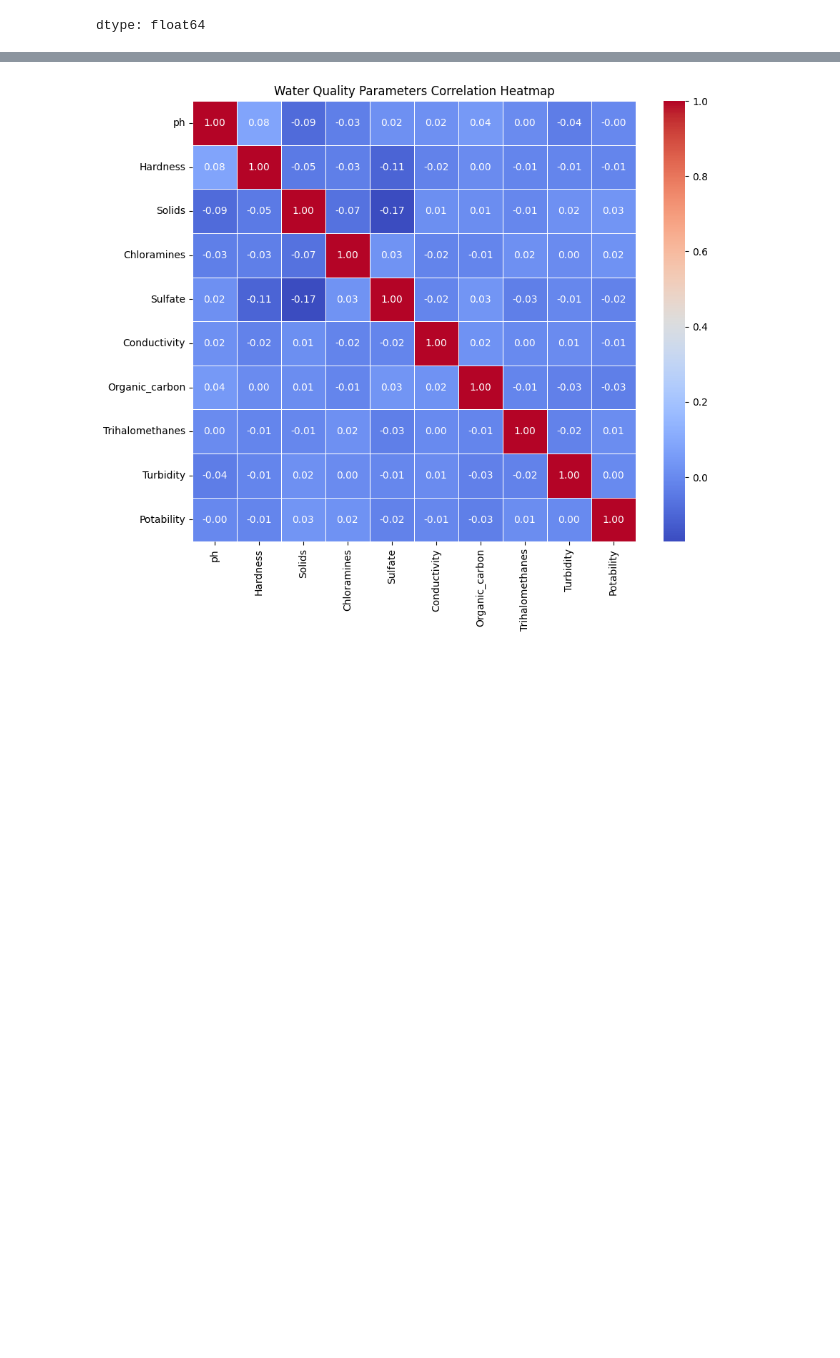
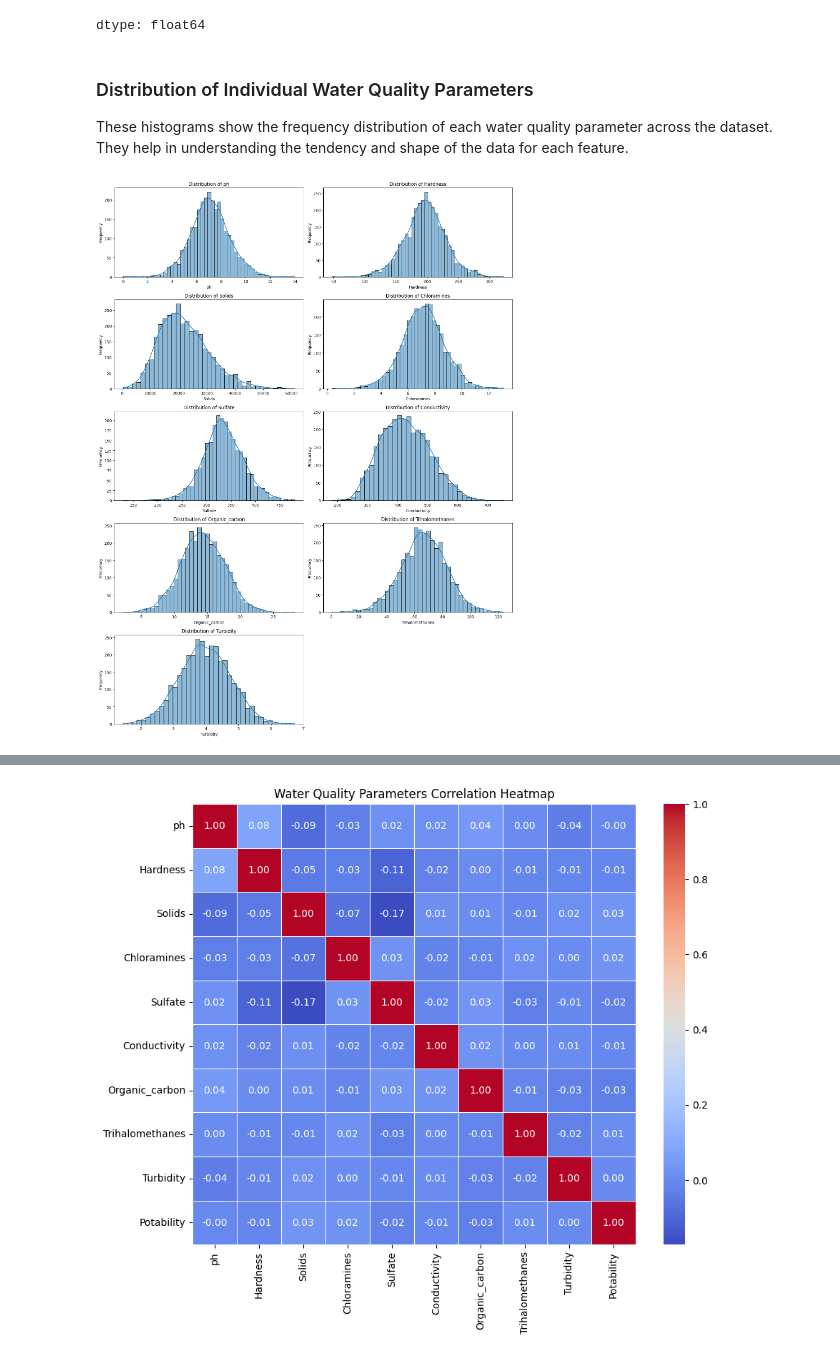
Before and after one commit to nikor3/WaterRangers, a Jupyter notebook: About_dataset.ipynb, the cells around one changed output, grey strips where cells are left out. Cells and saved outputs as stored; diff of their text form; code cells hidden in the pictures; blank space fills up the shorter version.

Commit message:
Added figure representations + descriptions for all

```diff
--- a/About_dataset.ipynb
+++ b/About_dataset.ipynb
@@ -148,3 +151,21 @@ df[df['Potability']==1][['ph', 'Sulfate', 'Trihalomethanes']].median()
 | Sulfate | 331.838167 |
 | Trihalomethanes | 66.678214 |
 dtype: float64
+# %% [markdown]
+### Distribution of Individual Water Quality Parameters
+
+These histograms show the frequency distribution of each water quality parameter across the dataset. They help in understanding the tendency and shape of the data for each feature.
+# %%
+num_cols = df.select_dtypes(include=np.number).columns.drop('Potability')
+
+plt.figure(figsize=(15, 20))
+for i, col in enumerate(num_cols):
+    plt.subplot(5, 2, i + 1)
+    sns.histplot(df[col].dropna(), kde=True)
+    plt.title(f'Distribution of {col}')
+    plt.xlabel(col)
+    plt.ylabel('Frequency')
+plt.tight_layout()
+plt.show()
+# %% [output]
+[figure, added]
```
Also changed, not shown: parts of 7 cells of this notebook.
